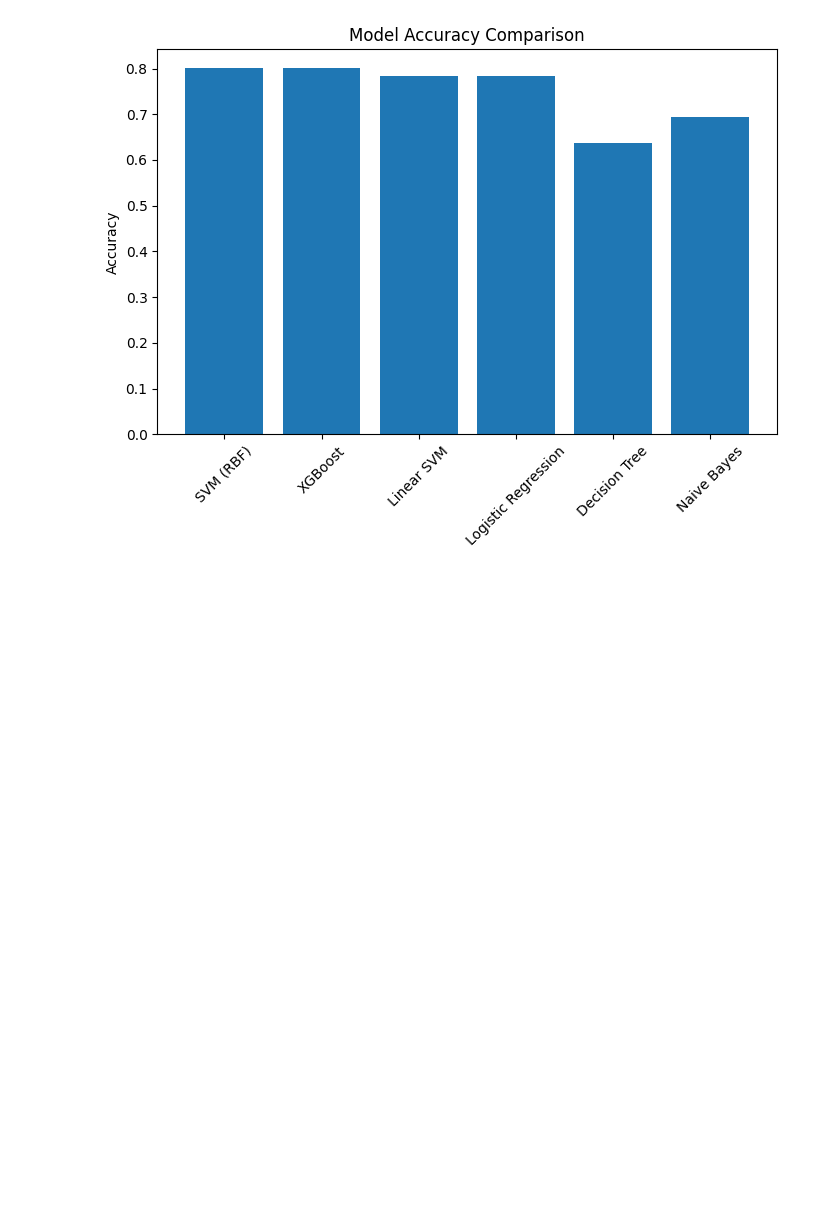
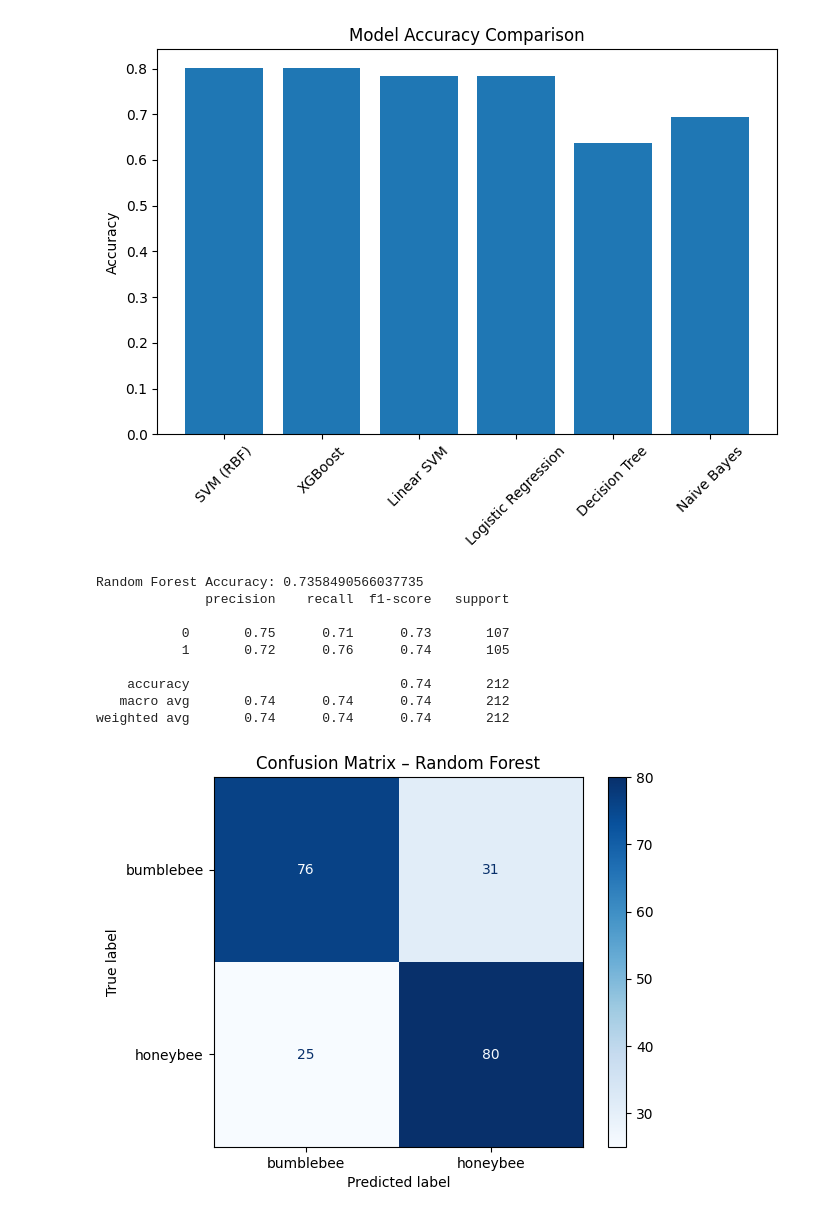
Before and after one commit to mireillemaher/honeybee-detect-ML-, a Jupyter notebook: notebooks/training2.ipynb, the cells around one changed output. Drawn from its saved outputs; the diff is of its cells as text; code cells hidden in the pictures; blank space fills up the shorter version.

Commit message:
random forest added

```diff
--- a/notebooks/training2.ipynb
+++ b/notebooks/training2.ipynb
@@ -480,3 +483,49 @@ plt.title("Model Accuracy Comparison")
 plt.show()
 # %% [output]
 [figure]
+# %%
+from sklearn.ensemble import RandomForestClassifier
+
+# Random Forest Classifier
+rf = RandomForestClassifier(
+    n_estimators=200,      # number of trees
+    max_depth=10,          # maximum depth of each tree
+    min_samples_split=10,  # minimum samples to split a node
+    random_state=42,
+    n_jobs=-1
+)
+
+# Use the scaled features for Random Forest
+rf.fit(X_train_scaled, y_train)
+
+# Predictions
+y_pred_rf = rf.predict(X_test_scaled)
+
+# Accuracy
+acc_rf = accuracy_score(y_test, y_pred_rf)
+print("Random Forest Accuracy:", acc_rf)
+print(classification_report(y_test, y_pred_rf))
+
+# Add to results list
+results.append({
+    "Model": "Random Forest",
+    "Accuracy": acc_rf
+})
+
+# Confusion Matrix
+cm = confusion_matrix(y_test, y_pred_rf)
+disp = ConfusionMatrixDisplay(cm, display_labels=class_names)
+disp.plot(cmap="Blues")
+plt.title("Confusion Matrix – Random Forest")
+plt.show()
+# %% [output]
+Random Forest Accuracy: 0.7358490566037735
+              precision    recall  f1-score   support
+
+           0       0.75      0.71      0.73       107
+           1       0.72      0.76      0.74       105
+
+    accuracy                           0.74       212
+   macro avg       0.74      0.74      0.74       212
+weighted avg       0.74      0.74      0.74       212
+[figure, added]
```
Also changed, not shown: parts of 11 cells of this notebook, 3 other files.
